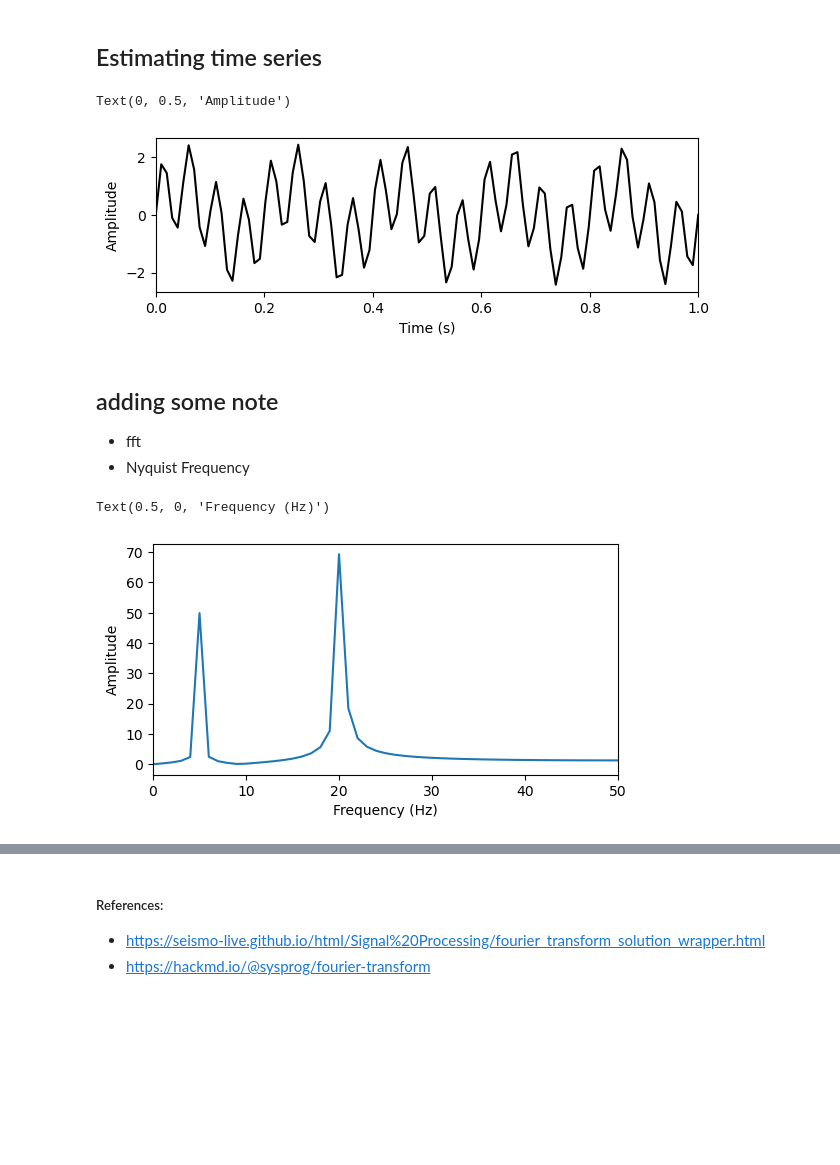
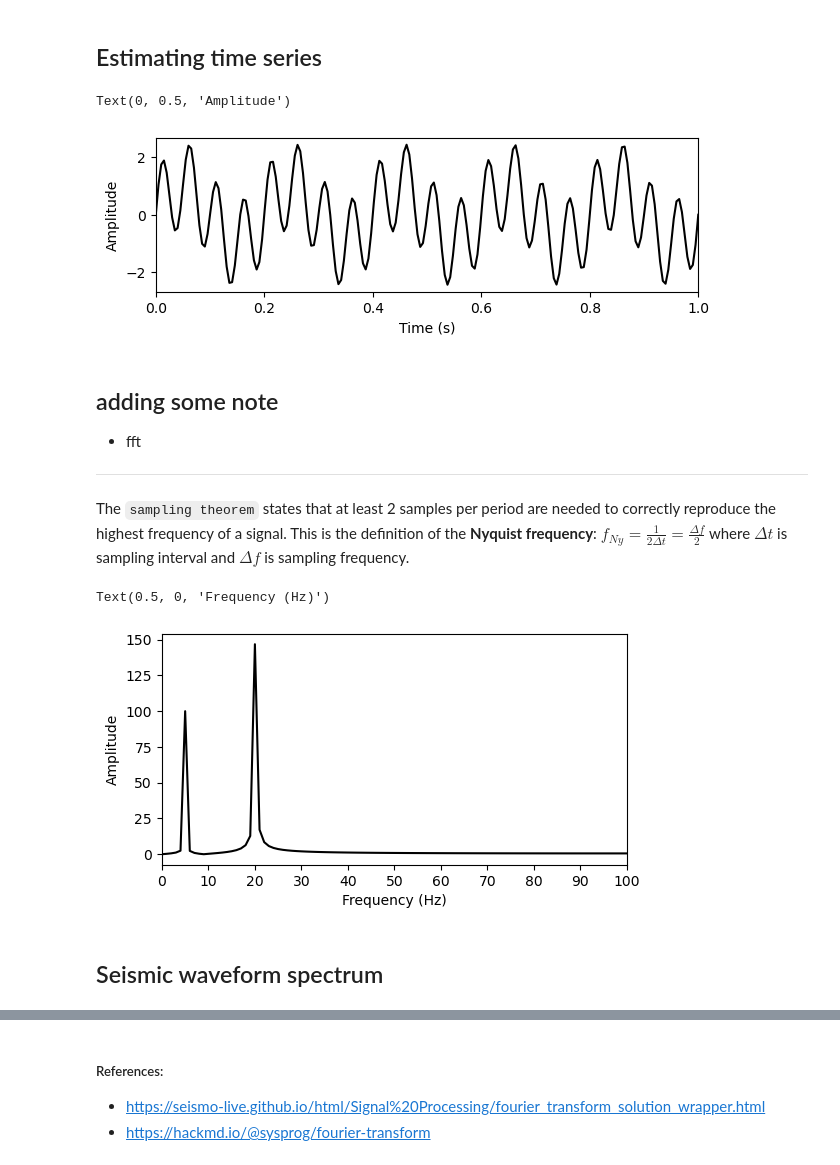
Before and after one commit to jhtong33/2024_NTU_python101, a Jupyter notebook: 04.fft_basic.ipynb, the cells around one changed output, grey strips where cells are left out. Drawn from its saved outputs; the diff is of its cells as text; code cells hidden in the pictures; blank space fills up the shorter version.

Commit message:
spectrum

```diff
--- a/04.fft_basic.ipynb
+++ b/04.fft_basic.ipynb
@@ -5,7 +7,7 @@ import matplotlib.pylab as plt
 # %% [markdown]
 ## Estimating time series
 # %%
-fs = 100  # sampling rate
+fs = 200  # sampling rate
 t = np.linspace(0, 1, fs)  # time
 freq1 = 5
 freq2 = 20
@@ -20,23 +22,29 @@ plt.xlabel('Time (s)')
 plt.ylabel('Amplitude')
 # %% [output]
 Text(0, 0.5, 'Amplitude')
-[figure, old version]
+[figure, new version]
 # %% [markdown]
 ## adding some note
 * fft
-* Nyquist Frequency
+
+---
+
+The `sampling theorem` states that at least 2 samples per period are needed to correctly reproduce the highest frequency of a signal. This is the definition of the **Nyquist frequency**: $f_{Ny}=\frac{1}{2\Delta t}= \frac{\Delta f}{2}$ where $\Delta t$ is sampling interval and $\Delta f$ is sampling frequency.
 # %%
 fNy = fs/ 2
 npts = len(t)
 
 spec = np.fft.rfft(signal)
-freq = np.linspace(0, fs/2, npts // 2 + 1)
+freq = np.linspace(0, fNy, npts // 2 + 1)
 
 plt.figure(figsize=(6,3))
-plt.plot(freq, abs(spec))
+plt.plot(freq, abs(spec), 'k')
 plt.xlim(0, fNy)
+plt.xticks(range(0, int(fNy+1), 10))
 plt.ylabel('Amplitude')
 plt.xlabel('Frequency (Hz)')
 # %% [output]
 Text(0.5, 0, 'Frequency (Hz)')
-[figure, old version]
+[figure, new version]
+# %% [markdown]
+## Seismic waveform spectrum
```
Also changed, not shown: parts of 4 cells of this notebook.
